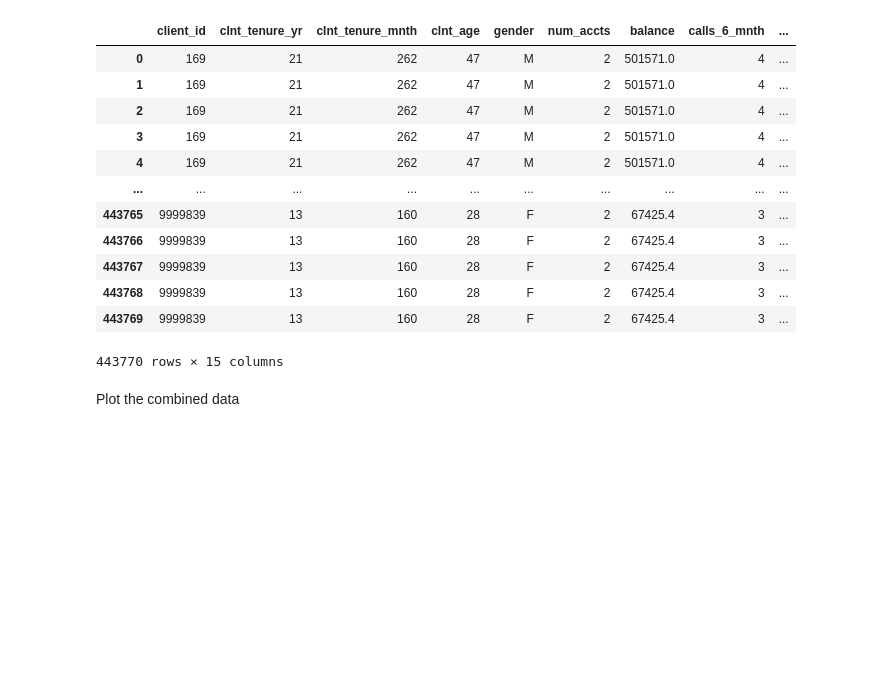
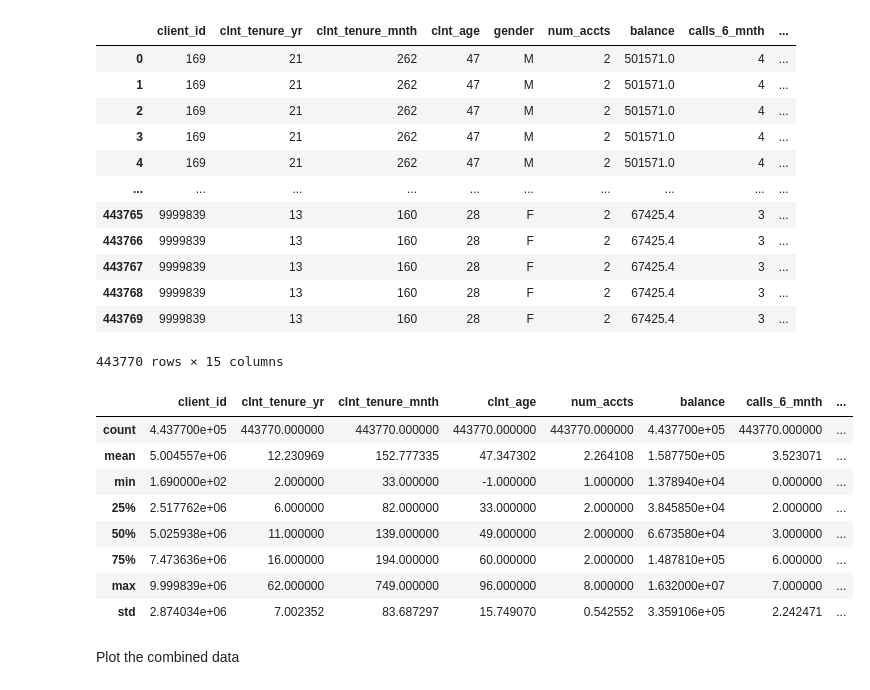
Before and after one commit to allera484/vanguard-ab-test, a Jupyter notebook: notebook/client_tenure.ipynb, the cells around one changed output. Saved outputs shown, nothing was run; the diff lists cells and outputs as text; code cells hidden in the pictures; blank space fills up the shorter version.

```diff
--- a/notebook/client_tenure.ipynb
+++ b/notebook/client_tenure.ipynb
@@ -249,6 +285,18 @@ combined_data
 | 443768 | 9999839 | 13 | 160 | 28 | F | 2 | 67425.4 | 3 | ... |
 | 443769 | 9999839 | 13 | 160 | 28 | F | 2 | 67425.4 | 3 | ... |
 443770 rows × 15 columns
+# %%
+combined_data.describe()
+# %% [output]
+|  | client_id | clnt_tenure_yr | clnt_tenure_mnth | clnt_age | num_accts | balance | calls_6_mnth | ... |
+| count | 4.437700e+05 | 443770.000000 | 443770.000000 | 443770.000000 | 443770.000000 | 4.437700e+05 | 443770.000000 | ... |
+| mean | 5.004557e+06 | 12.230969 | 152.777335 | 47.347302 | 2.264108 | 1.587750e+05 | 3.523071 | ... |
+| min | 1.690000e+02 | 2.000000 | 33.000000 | -1.000000 | 1.000000 | 1.378940e+04 | 0.000000 | ... |
+| 25% | 2.517762e+06 | 6.000000 | 82.000000 | 33.000000 | 2.000000 | 3.845850e+04 | 2.000000 | ... |
+| 50% | 5.025938e+06 | 11.000000 | 139.000000 | 49.000000 | 2.000000 | 6.673580e+04 | 3.000000 | ... |
+| 75% | 7.473636e+06 | 16.000000 | 194.000000 | 60.000000 | 2.000000 | 1.487810e+05 | 6.000000 | ... |
+| max | 9.999839e+06 | 62.000000 | 749.000000 | 96.000000 | 8.000000 | 1.632000e+07 | 7.000000 | ... |
+| std | 2.874034e+06 | 7.002352 | 83.687297 | 15.749070 | 0.542552 | 3.359106e+05 | 2.242471 | ... |
 # %% [markdown]
 Plot the combined data
 # %%
```
Also changed, not shown: parts of 5 cells of this notebook, 3 other files.
